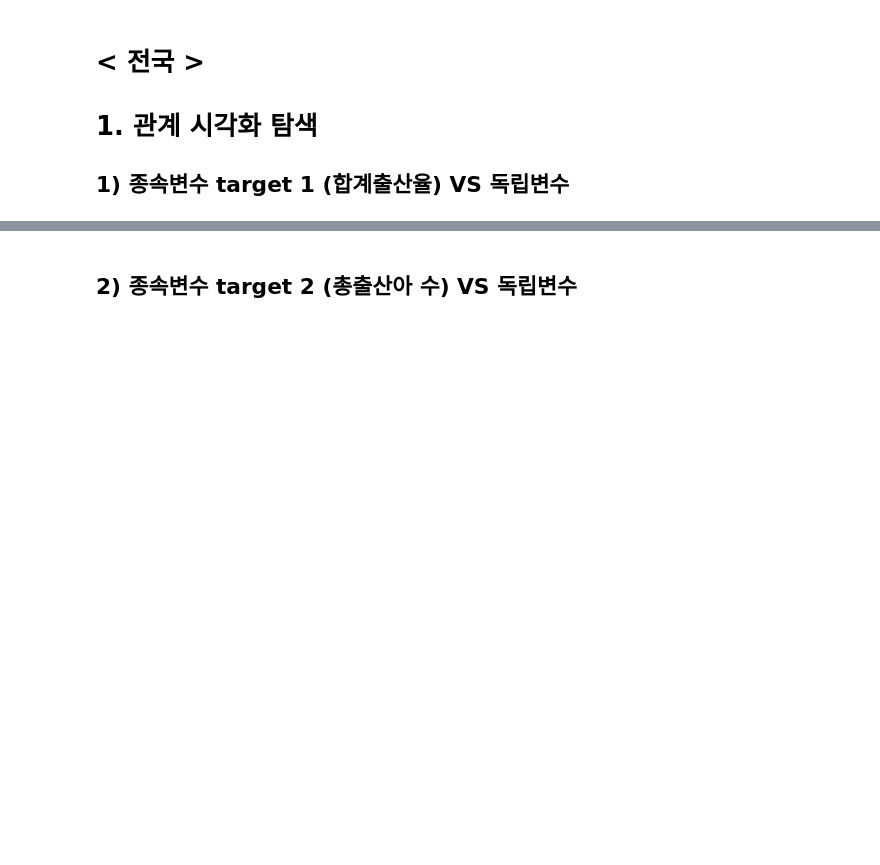
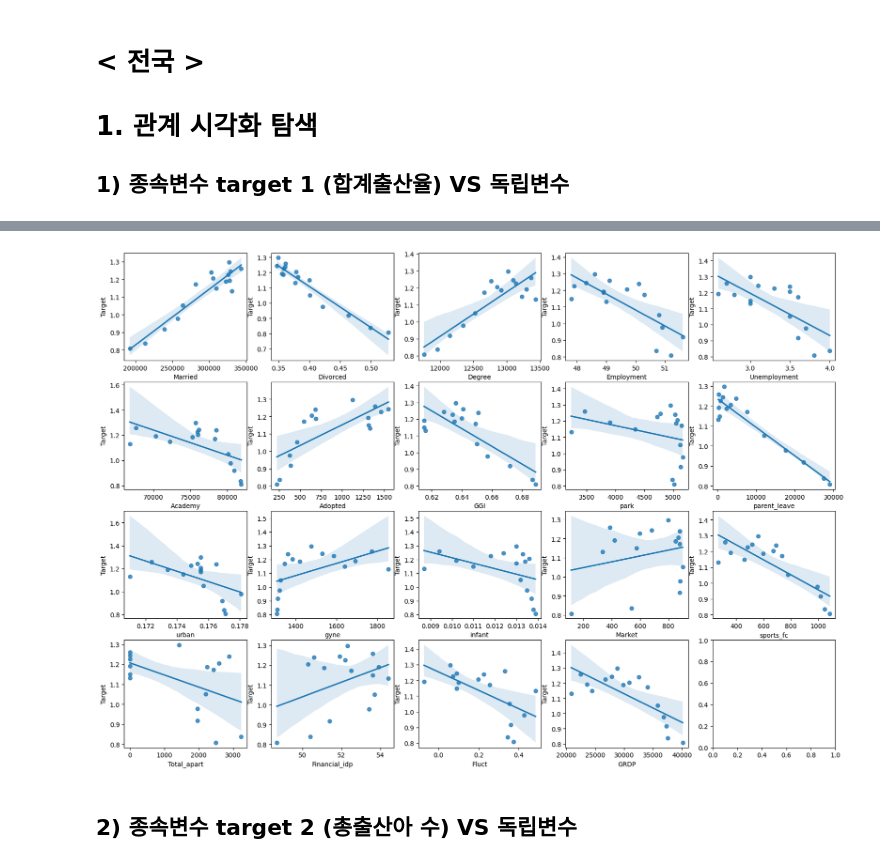
Before and after one commit to jewoodev/To_raise_a_child_well, a Jupyter notebook: data/dohee/230217_EDA.ipynb, the cells around one changed output, grey strips where cells are left out. Cells and saved outputs as stored; diff of their text form; code cells hidden in the pictures; blank space fills up the shorter version.

```diff
--- a/data/dohee/230217_EDA.ipynb
+++ b/data/dohee/230217_EDA.ipynb
@@ -12,0 +157,4 @@ import matplotlib.pyplot as plt
+# %%
+# 아파트 거래 현황
+ap = pd.read_excel('C:/Users/gihun/Python_Data/data/Fertility_rate/2006-2021_아파트매매거래현황.xlsx')
+ap
@@ -12,0 +179,8 @@ import matplotlib.pyplot as plt
+# %%
+ap.set_index('행정구역별(1)',inplace=True)
+# %%
+ap = ap.T
+ap.index = ap.index.astype('int')
+# %%
+fertility_df_['Total_apart'] = ap['전국']
+fertility_df_
@@ -13,13 +206,15 @@ import matplotlib.pyplot as plt
 # %%
 # [1] 비교할 열 선택
-d_feature  = [c for c in list(california_df)[:-1]]
+d_feature  = [c for c in list(fertility_df_.drop('Target',axis=1).columns)]
 
 # [2] 캔버스 준비 및 axes 그리기
-fix, ax = plt.subplots(figsize = (16, 12), nrows = 2, ncols = 4)
+fix, ax = plt.subplots(figsize = (20, 14), nrows = 4, ncols = 5)
 for idx, feature in enumerate(d_feature) :
-    row = int(idx / 4)
-    col = idx % 4
-    sns.regplot(x = feature, y = 'Price', data = california_df, ax = ax[row][col])
+    row = idx // 5
+    col = idx % 5
+    sns.regplot(x = feature, y = 'Target', data = fertility_df, ax = ax[row][col]) # 가임기여성(고용률과 실업률),입양아은 2차 eda한번 하고, academy, park, market, total_sport_fc, total_apart, Financial_idp,
+# %% [output]
+[figure, added]
 # %% [markdown]
 ## 2) 종속변수 target 2 (총출산아 수) VS 독립변수
 # %%
```
Also changed, not shown: parts of 14 cells of this notebook.
